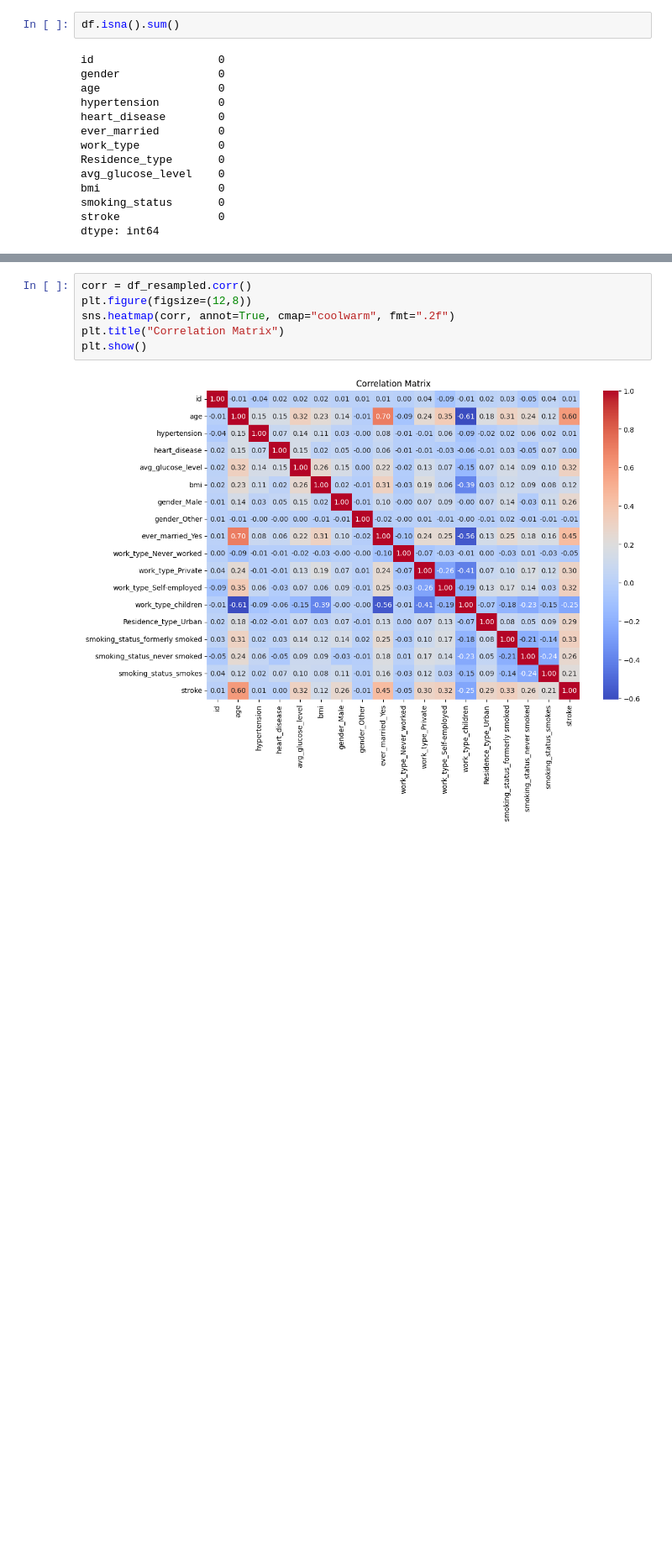
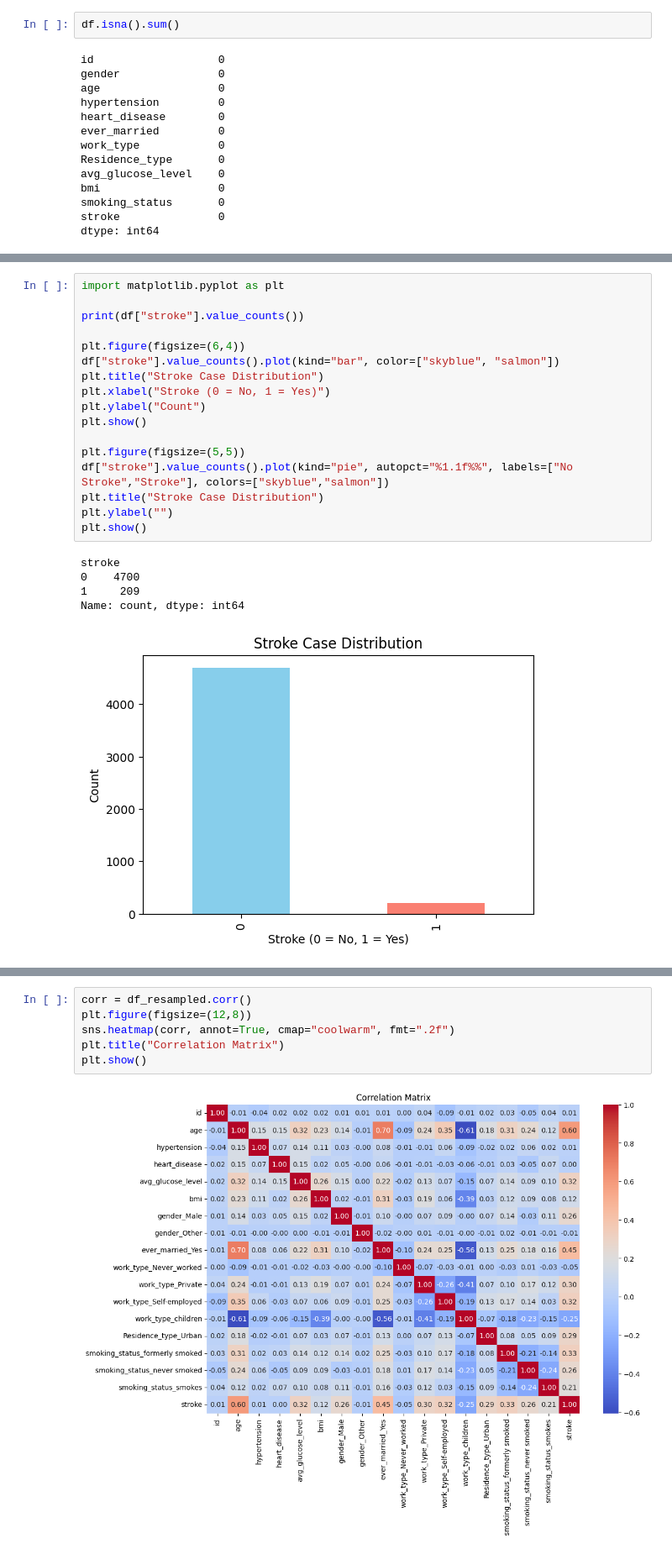
Before and after one commit to srimidhuna/stroke_prediction, a Jupyter notebook: task.ipynb, the cells around one changed output, grey strips where cells are left out. Shown at 84% size. Drawn from its saved outputs; the diff is of its cells as text; blank space fills up the shorter version.

```diff
--- a/task.ipynb
+++ b/task.ipynb
@@ -92,0 +96,23 @@ df.shape
+# %%
+import matplotlib.pyplot as plt
+
+print(df["stroke"].value_counts())
+
+plt.figure(figsize=(6,4))
+df["stroke"].value_counts().plot(kind="bar", color=["skyblue", "salmon"])
+plt.title("Stroke Case Distribution")
+plt.xlabel("Stroke (0 = No, 1 = Yes)")
+plt.ylabel("Count")
+plt.show()
+
+plt.figure(figsize=(5,5))
+df["stroke"].value_counts().plot(kind="pie", autopct="%1.1f%%", labels=["No Stroke","Stroke"], colors=["skyblue","salmon"])
+plt.title("Stroke Case Distribution")
+plt.ylabel("")
+plt.show()
+# %% [output]
+stroke
+0    4700
+1     209
+Name: count, dtype: int64
+[figure, added]
```
Also changed, not shown: parts of 7 cells of this notebook.
